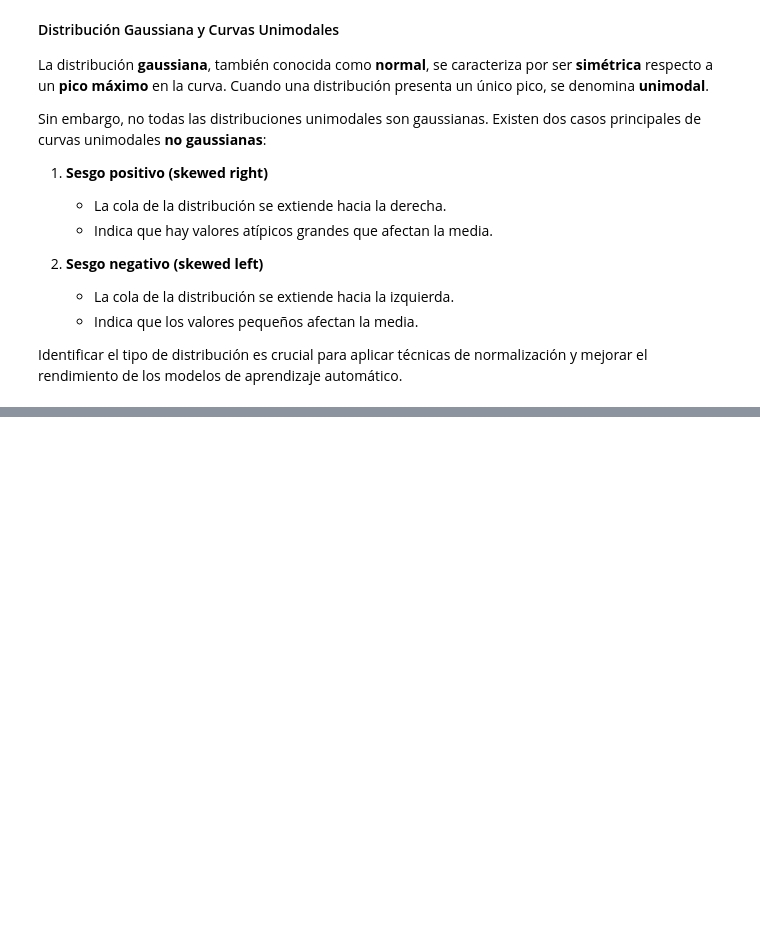
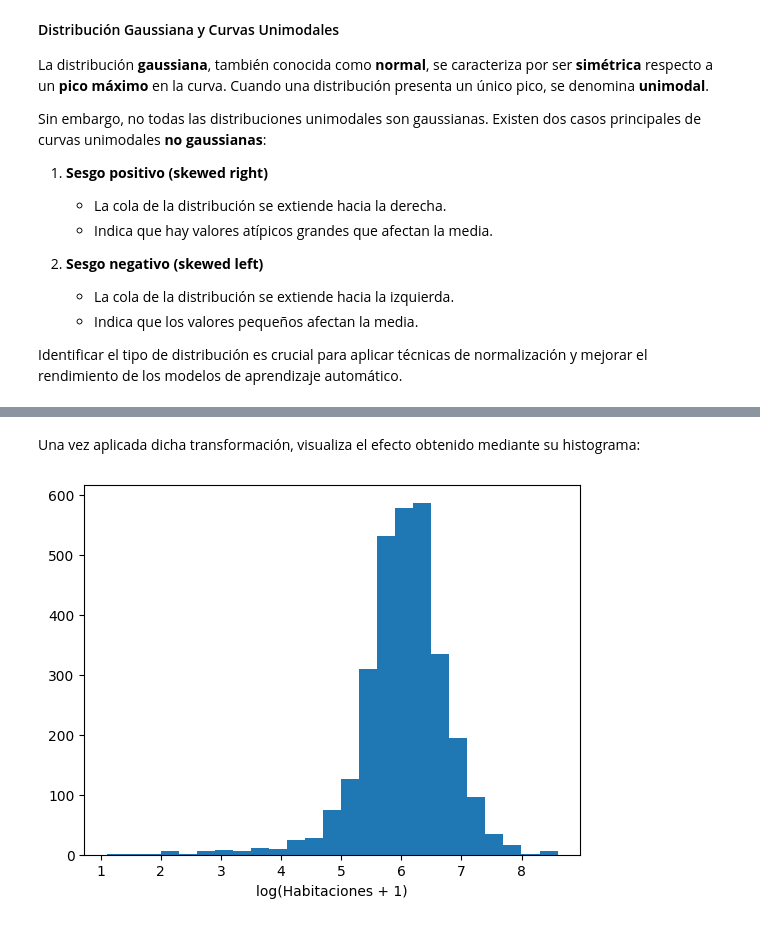
Before and after one commit to jonathan-villavi/tec-data-science, a Jupyter notebook: C6_Machine_Learning/C6_SC3_AprendizajeSupervisado/AprendizajeSupervisado.ipynb, the cells around one changed output, grey strips where cells are left out. Saved outputs shown, nothing was run; the diff lists cells and outputs as text; code cells hidden in the pictures; blank space fills up the shorter version.

```diff
--- a/C6_Machine_Learning/C6_SC3_AprendizajeSupervisado/AprendizajeSupervisado.ipynb
+++ b/C6_Machine_Learning/C6_SC3_AprendizajeSupervisado/AprendizajeSupervisado.ipynb
@@ -449,0 +493,11 @@ Identificar el tipo de distribución es crucial para aplicar técnicas de normal
+# %%
+def fun1(x):
+    return np.log(x+1)
+# %% [markdown]
+Una vez aplicada dicha transformación, visualiza el efecto obtenido mediante su histograma:
+# %%
+plt.hist(fun1(total_bedrooms), bins=25)
+plt.xlabel("log(Habitaciones + 1)")
+plt.show()
+# %% [output]
+[figure, added]
```
Also changed, not shown: parts of 43 cells of this notebook, 2 other files.
